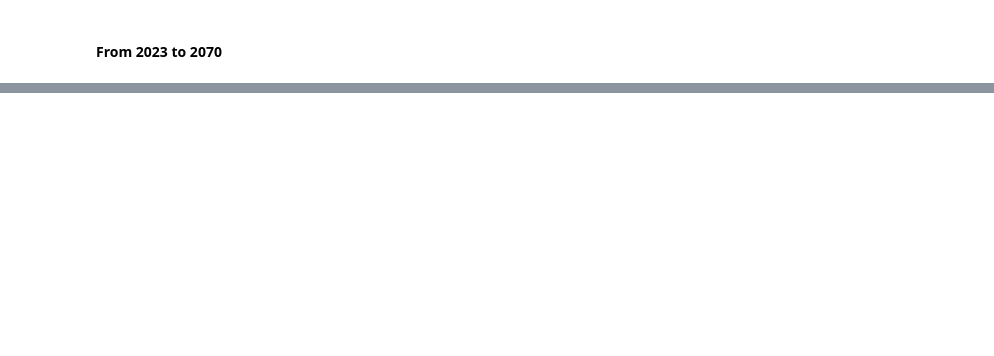
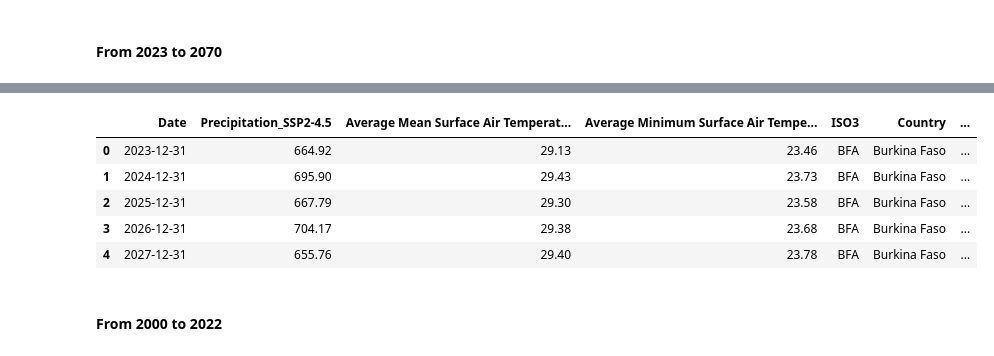
Before and after one commit to Josias-Ounsinli/Assessing-Short-and-Long-Term-Malaria-Transmission-and-Burden-Under-Various-Vaccination-Scenarios, a Jupyter notebook: notebooks/feature_engineering_and_dataset_update.ipynb, the cells around one changed output, grey strips where cells are left out. Saved outputs shown, nothing was run; the diff lists cells and outputs as text; code cells hidden in the pictures; blank space fills up the shorter version.

```diff
--- a/notebooks/feature_engineering_and_dataset_update.ipynb
+++ b/notebooks/feature_engineering_and_dataset_update.ipynb
@@ -469,3 +408,5 @@ future_data_plus = (
     merge(additionalpopdata_futur, on=["Country", "ISO3", "Date"], how="inner").
     merge(additionalpxdata_futur, on=["Country", "ISO3", "Date"], how="inner")
 )
+# %%
+create_feat_future = FeatureEnginnering(future_data_plus)
@@ -471,0 +427,7 @@ future_data_plus = (
+# %%
+new_features = [
+    "Vaccinated Aged 0",
+    "Susceptibles, not vaccinated (0-5)",
+    "Effectively_protected (0-5)",
+    "Vaccinated_still_susceptibles (0-5)",
+]
@@ -471,0 +436,4 @@ future_data_plus = (
+# %%
+future_data_plus_test = create_feat_future.create_new_features_for_future(column="ISO3", coverage_0=0.7, coverage_2=0.6, initial_efficacy=0.8, efficacy_booster=0.8)
+# %%
+future_data_plus_test = future_data_plus_test[list(future_data.columns)+new_features]
@@ -471,0 +450,11 @@ future_data_plus = (
+# %%
+future_data_plus_test.head()
+# %% [output]
+|  | Date | Precipitation_SSP2-4.5 | Average Mean Surface Air Temperat... | Average Minimum Surface Air Tempe... | ISO3 | Country | ... |
+| 0 | 2023-12-31 | 664.92 | 29.13 | 23.46 | BFA | Burkina Faso | ... |
+| 1 | 2024-12-31 | 695.90 | 29.43 | 23.73 | BFA | Burkina Faso | ... |
+| 2 | 2025-12-31 | 667.79 | 29.30 | 23.58 | BFA | Burkina Faso | ... |
+| 3 | 2026-12-31 | 704.17 | 29.38 | 23.68 | BFA | Burkina Faso | ... |
+| 4 | 2027-12-31 | 655.76 | 29.40 | 23.78 | BFA | Burkina Faso | ... |
+# %% [markdown]
+#### From 2000 to 2022
```
Also changed, not shown: parts of 29 cells of this notebook, 2 other files.
